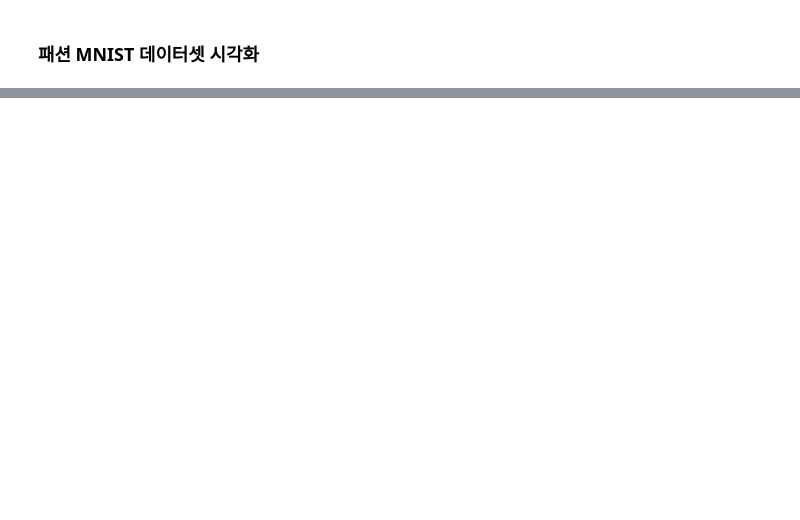
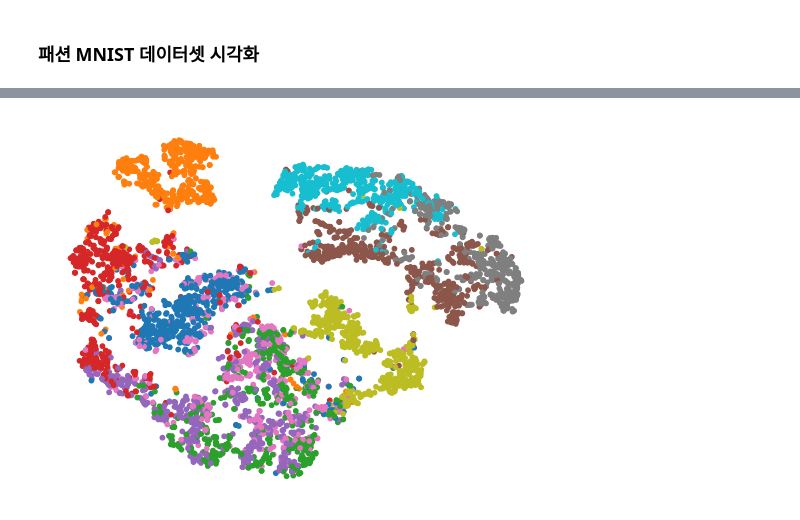
Before and after one commit to r0cd7b/autoencoders_and_gans, a Jupyter notebook: autoencoders_and_gans.ipynb, the cells around one changed output, grey strips where cells are left out. Drawn from its saved outputs; the diff is of its cells as text; code cells hidden in the pictures; blank space fills up the shorter version.

```diff
--- a/autoencoders_and_gans.ipynb
+++ b/autoencoders_and_gans.ipynb
@@ -177,2 +172,9 @@ save_fig('reconstruction_plot')
 # %% [markdown]
 ### 패션 MNIST 데이터셋 시각화
+# %%
+from sklearn.manifold import TSNE
+
+X_valid_compressed = stacked_encoder.predict(X_valid)
+tsne = TSNE()
+X_valid_2D = tsne.fit_transform(X_valid_compressed)
+X_valid_2D = (X_valid_2D - X_valid_2D.min()) / (X_valid_2D.max() - X_valid_2D.min())
@@ -178,0 +183,6 @@ save_fig('reconstruction_plot')
+# %%
+plt.scatter(X_valid_2D[:, 0], X_valid_2D[:, 1], 10, y_valid, cmap='tab10')
+plt.axis('off')
+plt.show()
+# %% [output]
+[figure, added]
```
Also changed, not shown: parts of 7 cells of this notebook, 3 other files.
